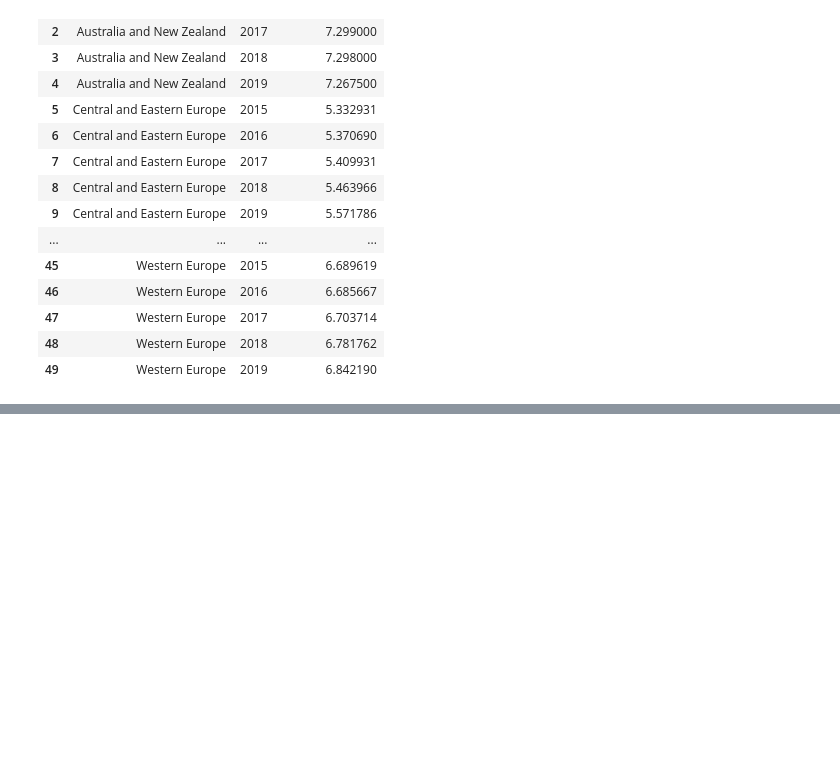
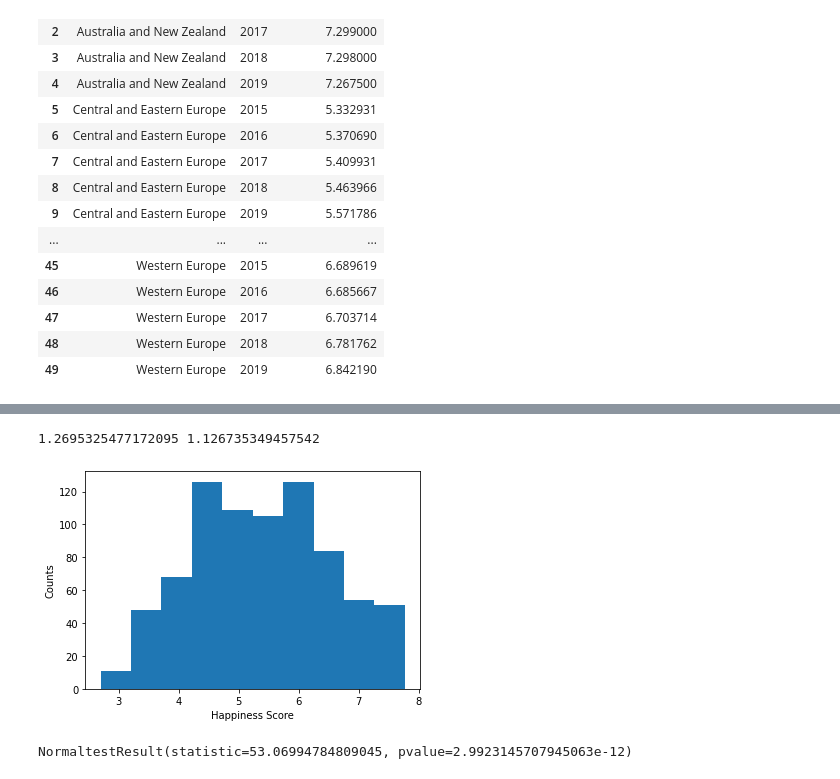
Before and after one commit to schwamb/project_1, a Jupyter notebook: Aline_edits.ipynb, the cells around one changed output, grey strips where cells are left out. Cells and saved outputs as stored; diff of their text form; code cells hidden in the pictures; blank space fills up the shorter version.

```diff
--- a/Aline_edits.ipynb
+++ b/Aline_edits.ipynb
@@ -473,3 +479,78 @@ we_reg =  reg_group[reg_group.Region=='Western Europe']
+# %%
+year_2015 = full_data_df[full_data_df.Year=='2015']
+year_2016 =full_data_df[full_data_df.Year=='2016']
+year_2017 = full_data_df[full_data_df.Year=='2017']
+year_2018 = full_data_df[full_data_df.Year=='2018']
+year_2019 = full_data_df[full_data_df.Year=='2019']
+
+bottom_2019=year_2019.tail()
+bottom_2018=year_2018.tail()
+bottom_2017=year_2017.tail()
+bottom_2016=year_2016.tail()
+bottom_2015=year_2015.tail()
+
+top_2019=year_2019.head()
+top_2019=top_2019.head()
+top_2018=year_2018.head()
+top_2017=year_2017.head()
+top_2016=year_2016.head()
+top_2015=year_2015.head()
+
+b19_ave = bottom_2019.mean()
+b18_ave = bottom_2018.mean()
+b17_ave = bottom_2017.mean()
+b16_ave = bottom_2016.mean()
+b15_ave = bottom_2015.mean()
+
+t19_ave= top_2019.mean()
+t18_ave= top_2018.mean()
+t17_ave= top_2017.mean()
+t16_ave= top_2016.mean()
+t15_ave= top_2015.mean()
+b19_ave
+
+top_data={'2015': t15_ave['Happiness Score'],
+         '2016': t16_ave['Happiness Score'],
+         '2017': t17_ave['Happiness Score'],
+         '2018': t18_ave['Happiness Score'],
+         '2019': t19_ave['Happiness Score']}
+
+bottom_data={'2015': b15_ave['Happiness Score'],
+         '2016': b16_ave['Happiness Score'],
+         '2017': b17_ave['Happiness Score'],
+         '2018': b18_ave['Happiness Score'],
+         '2019': b19_ave['Happiness Score']}
+
+top={'Year':['2015','2016','2017','2018','2019'],
+    'Happiness Score':[t19_ave['Happiness Score'],
+                       t18_ave['Happiness Score'],
+                       t17_ave['Happiness Score'],
+                       t16_ave['Happiness Score'],
+                       t15_ave['Happiness Score']]}
+
+bottom={'Year':['2015','2016','2017','2018','2019'],
+        'Happiness Score':[b19_ave['Happiness Score'],
+                           b18_ave['Happiness Score'],
+                           b17_ave['Happiness Score'],
+                           b16_ave['Happiness Score'],
+                           b15_ave['Happiness Score']]}
+
+bottom_2019
+var_happy = np.var(full_data_df['Happiness Score'], ddof = 0)
+sd_happy = np.std(full_data_df['Happiness Score'], ddof = 0)
+print(var_happy, sd_happy)
+# %% [output]
+1.2695325477172095 1.126735349457542
+# %%
+plt.hist(full_data_df['Happiness Score'])
+plt.xlabel('Happiness Score')
+plt.ylabel('Counts')
+plt.savefig("Images/StDev.png")
+plt.show()
+print(st.normaltest(full_data_df['Happiness Score']))
+# %% [output]
+[figure, added]
+NormaltestResult(statistic=53.06994784809045, pvalue=2.9923145707945063e-12)
 # %%
 # reg_group = regions_df.groupby(['Region', 'Year']).agg({'Happiness Score': ['mean']})
 
```
Also changed, not shown: parts of 18 cells of this notebook, 12 other files.
